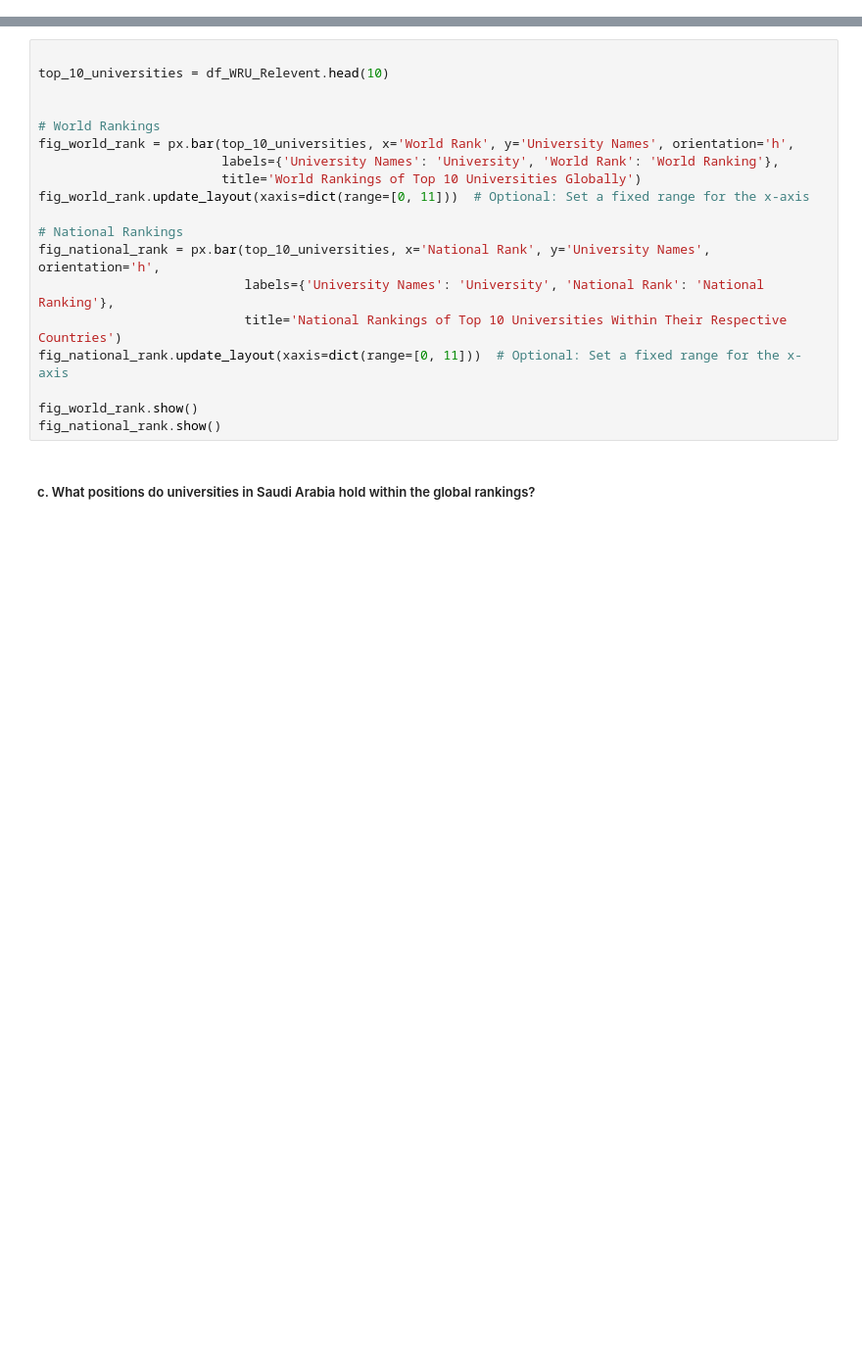
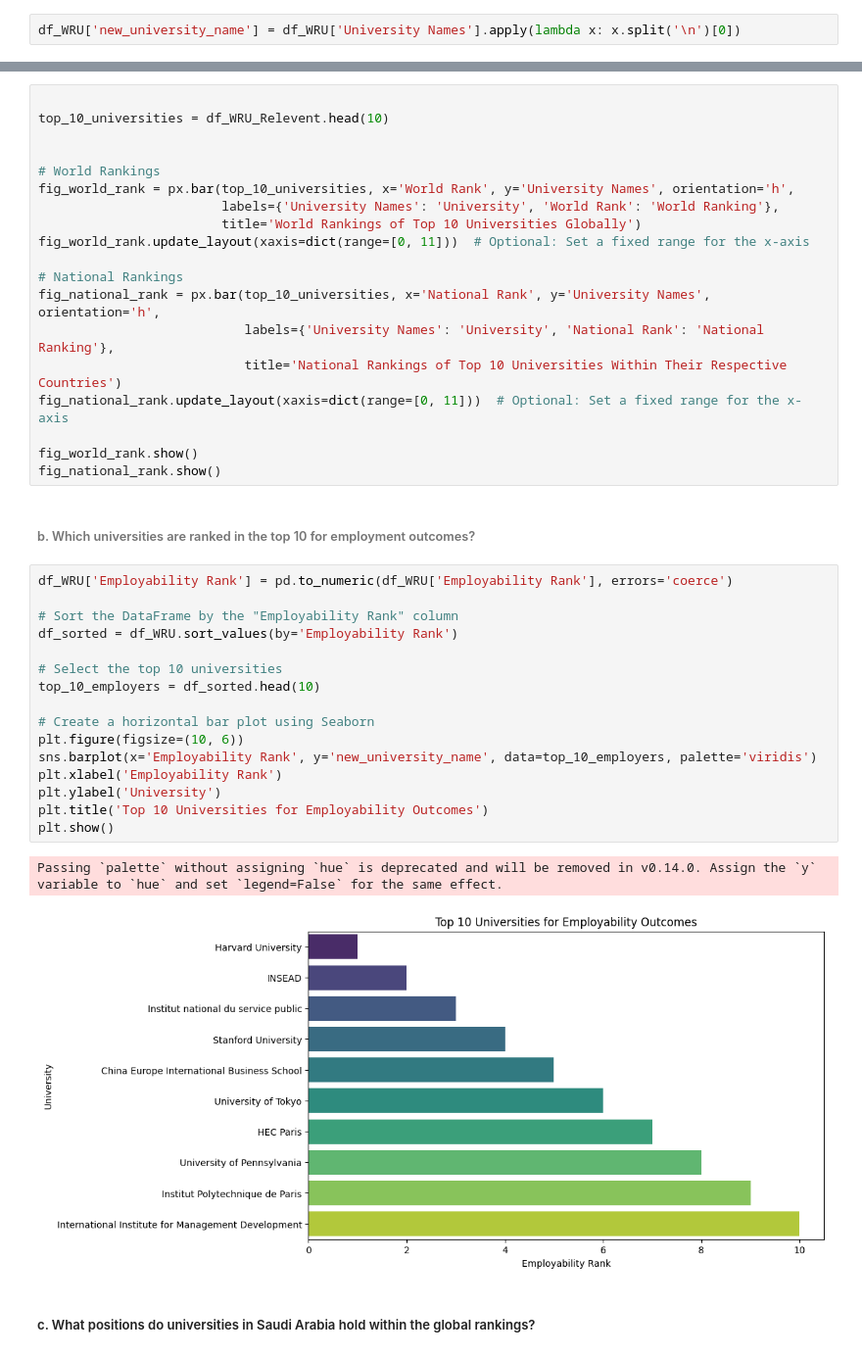
Before and after one commit to raseel4/Data_analysis_project_2, a Jupyter notebook: Project_2.ipynb, the cells around one changed output, grey strips where cells are left out. Shown at 98% size. Drawn from its saved outputs; the diff is of its cells as text; blank space fills up the shorter version.

```diff
--- a/Project_2.ipynb
+++ b/Project_2.ipynb
@@ -342,6 +343,8 @@ Try using .loc[row_indexer,col_indexer] = value instead
 
 See the caveats in the documentation: https://pandas.pydata.org/pandas-docs/stable/user_guide/indexing.html#returning-a-view-versus-a-copy
   df_WRU_Relevent['University Names'] = df_WRU_Relevent['University Names'].apply(lambda x: x.split('\n')[0])
+# %%
+df_WRU['new_university_name'] = df_WRU['University Names'].apply(lambda x: x.split('\n')[0])
 # %%
 df_WRU_Relevent.head(10)
 # %% [output]
@@ -421,6 +424,27 @@ fig_national_rank.update_layout(xaxis=dict(range=[0, 11]))  # Optional: Set a fi
 
 fig_world_rank.show()
 fig_national_rank.show()
+# %% [markdown]
+###### b. Which universities are ranked in the top 10 for employment outcomes?
+# %%
+df_WRU['Employability Rank'] = pd.to_numeric(df_WRU['Employability Rank'], errors='coerce')
+
+# Sort the DataFrame by the "Employability Rank" column
+df_sorted = df_WRU.sort_values(by='Employability Rank')
+
+# Select the top 10 universities
+top_10_employers = df_sorted.head(10)
+
+# Create a horizontal bar plot using Seaborn
+plt.figure(figsize=(10, 6))
+sns.barplot(x='Employability Rank', y='new_university_name', data=top_10_employers, palette='viridis')
+plt.xlabel('Employability Rank')
+plt.ylabel('University')
+plt.title('Top 10 Universities for Employability Outcomes')
+plt.show()
+# %% [output]
+Passing `palette` without assigning `hue` is deprecated and will be removed in v0.14.0. Assign the `y` variable to `hue` and set `legend=False` for the same effect.
+[figure, added]
 # %% [markdown]
 ##### c. What positions do universities in Saudi Arabia hold within the global rankings?
 # %%
```
Also changed, not shown: parts of 95 cells of this notebook.
